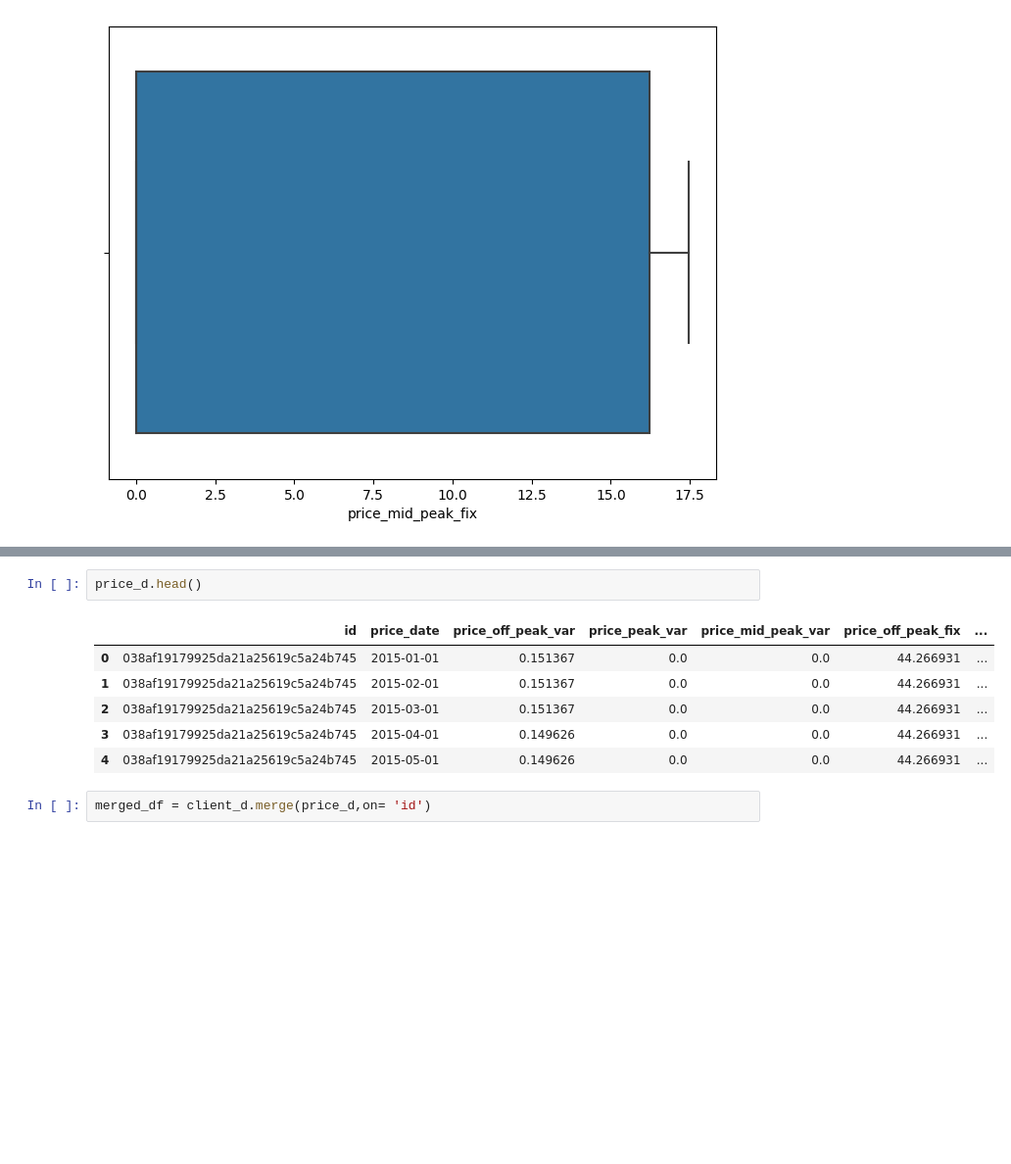
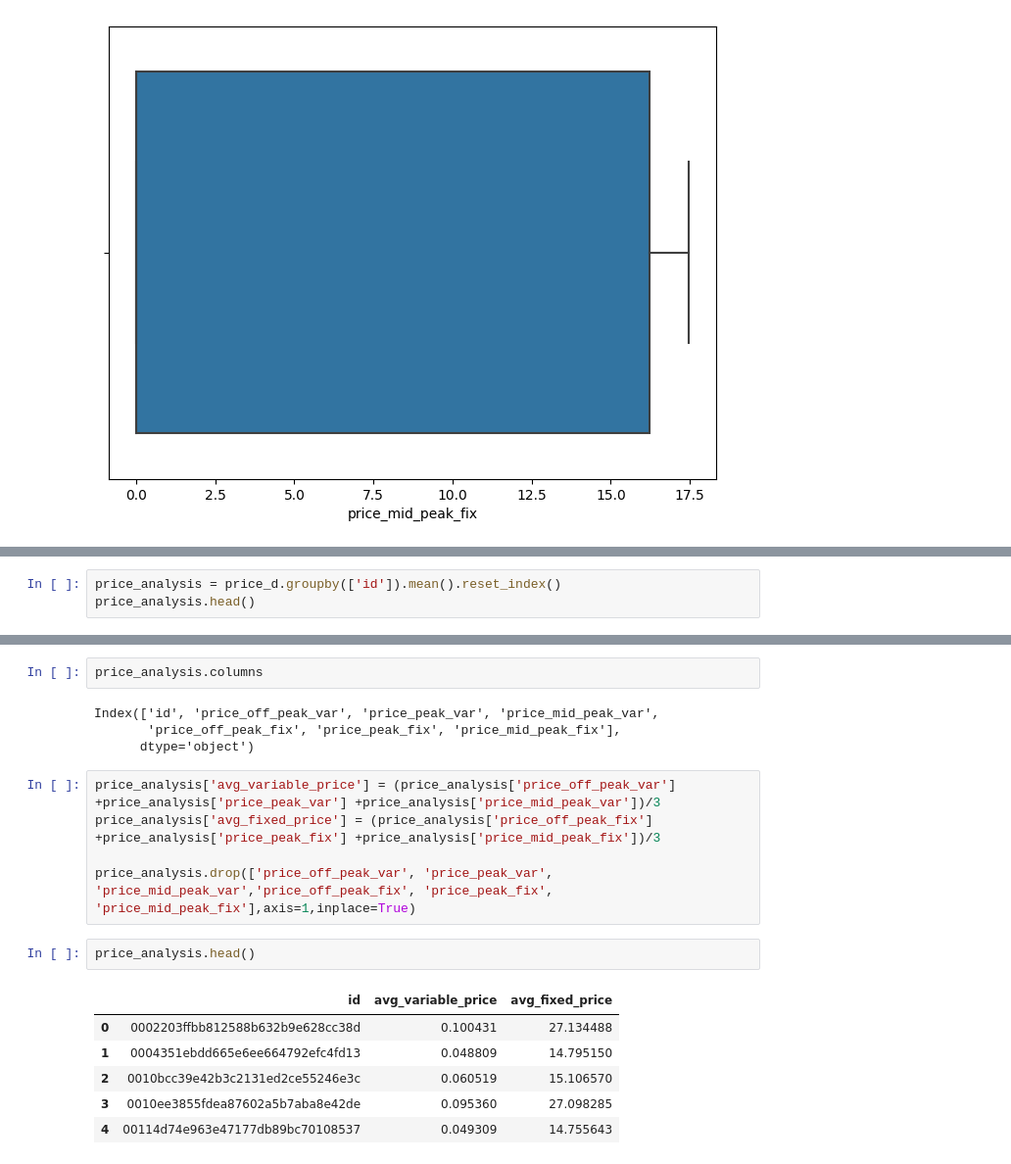
Before and after one commit to pi-mishra/BCG-Data-science-and-analytics-internship, a Jupyter notebook: BCG.ipynb, the cells around one changed output, grey strips where cells are left out. Shown at 98% size. Saved outputs shown, nothing was run; the diff lists cells and outputs as text; blank space fills up the shorter version.

```diff
--- a/BCG.ipynb
+++ b/BCG.ipynb
@@ -518,0 +499,3 @@ client_d.head().transpose()
+# %%
+price_analysis = price_d.groupby(['id']).mean().reset_index()
+price_analysis.head()
@@ -519,11 +509,20 @@ client_d.head().transpose()
+# %%
+price_analysis.columns
+# %% [output]
+Index(['id', 'price_off_peak_var', 'price_peak_var', 'price_mid_peak_var',
+       'price_off_peak_fix', 'price_peak_fix', 'price_mid_peak_fix'],
+      dtype='object')
+# %%
+price_analysis['avg_variable_price'] = (price_analysis['price_off_peak_var'] +price_analysis['price_peak_var'] +price_analysis['price_mid_peak_var'])/3
+price_analysis['avg_fixed_price'] = (price_analysis['price_off_peak_fix'] +price_analysis['price_peak_fix'] +price_analysis['price_mid_peak_fix'])/3
+
+price_analysis.drop(['price_off_peak_var', 'price_peak_var', 'price_mid_peak_var','price_off_peak_fix', 'price_peak_fix', 'price_mid_peak_fix'],axis=1,inplace=True)
 # %%
-price_d.head()
+price_analysis.head()
 # %% [output]
-|  | id | price_date | price_off_peak_var | price_peak_var | price_mid_peak_var | price_off_peak_fix | ... |
-| 0 | 038af19179925da21a25619c5a24b745 | 2015-01-01 | 0.151367 | 0.0 | 0.0 | 44.266931 | ... |
-| 1 | 038af19179925da21a25619c5a24b745 | 2015-02-01 | 0.151367 | 0.0 | 0.0 | 44.266931 | ... |
-| 2 | 038af19179925da21a25619c5a24b745 | 2015-03-01 | 0.151367 | 0.0 | 0.0 | 44.266931 | ... |
-| 3 | 038af19179925da21a25619c5a24b745 | 2015-04-01 | 0.149626 | 0.0 | 0.0 | 44.266931 | ... |
-| 4 | 038af19179925da21a25619c5a24b745 | 2015-05-01 | 0.149626 | 0.0 | 0.0 | 44.266931 | ... |
+|  | id | avg_variable_price | avg_fixed_price |
+| 0 | 0002203ffbb812588b632b9e628cc38d | 0.100431 | 27.134488 |
+| 1 | 0004351ebdd665e6ee664792efc4fd13 | 0.048809 | 14.795150 |
+| 2 | 0010bcc39e42b3c2131ed2ce55246e3c | 0.060519 | 15.106570 |
+| 3 | 0010ee3855fdea87602a5b7aba8e42de | 0.095360 | 27.098285 |
+| 4 | 00114d74e963e47177db89bc70108537 | 0.049309 | 14.755643 |
-# %%
-merged_df = client_d.merge(price_d,on= 'id')
```
Also changed, not shown: parts of 7 cells of this notebook.
